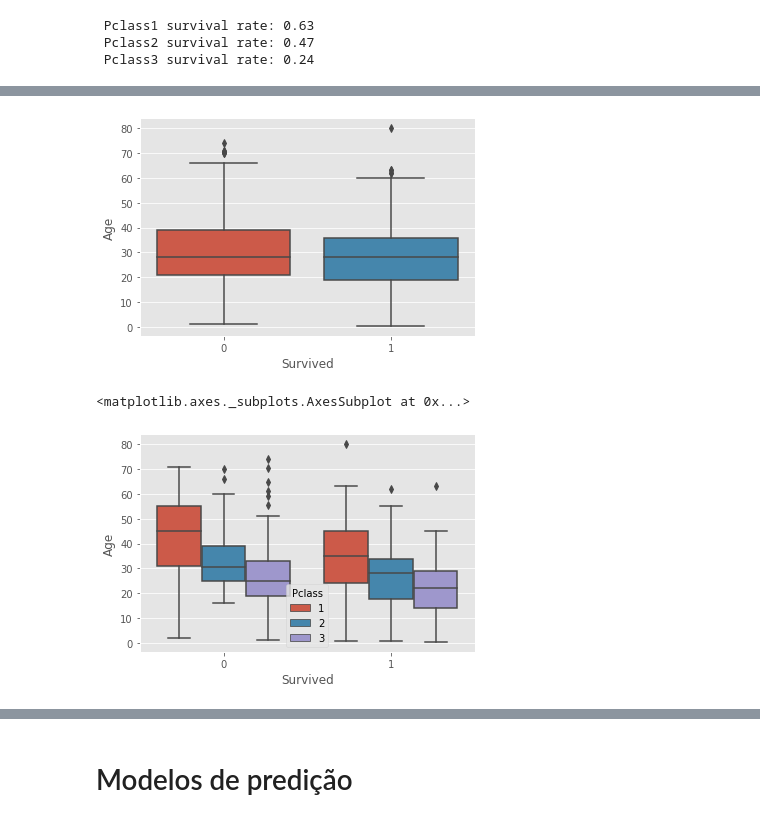
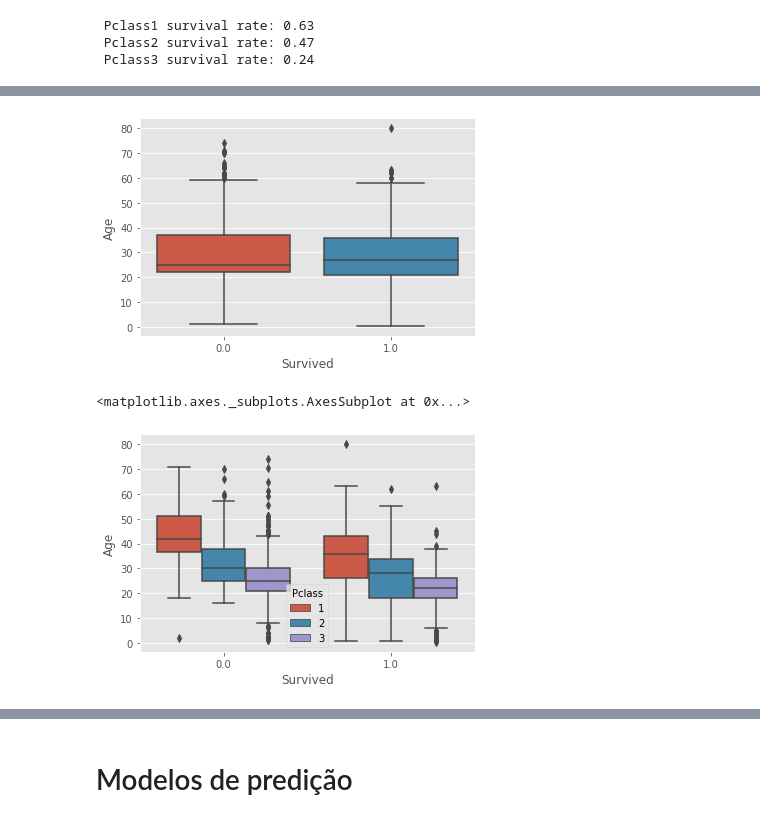
Before and after one commit to rafabenevente/AM_1, a Jupyter notebook: AM_1_Titanic_Predição_dos_sobreviventes.ipynb, the cells around one changed output, grey strips where cells are left out. Saved outputs shown, nothing was run; the diff lists cells and outputs as text; code cells hidden in the pictures.

```diff
--- a/AM_1_Titanic_Predição_dos_sobreviventes.ipynb
+++ b/AM_1_Titanic_Predição_dos_sobreviventes.ipynb
@@ -627,12 +693,12 @@ Text(0, 0.5, 'Count')
 # %%
 #Boxplot Survived x Age
-sns.boxplot(x='Survived', y='Age', data=train)
+sns.boxplot(x='Survived', y='Age', data=all_data[:train_idx])
 plt.show()
 # %% [output]
-[figure, old version]
+[figure, new version]
 # %%
 #Boxplot Survived x Age agrupados pela Pclass
-sns.boxplot(x='Survived', y='Age', data=train, hue='Pclass')
+sns.boxplot(x='Survived', y='Age', data=all_data[:train_idx], hue='Pclass')
 # %% [output]
 <matplotlib.axes._subplots.AxesSubplot at 0x...>
-[figure, old version]
+[figure, new version]
```
Also changed, not shown: parts of 99 cells of this notebook.
